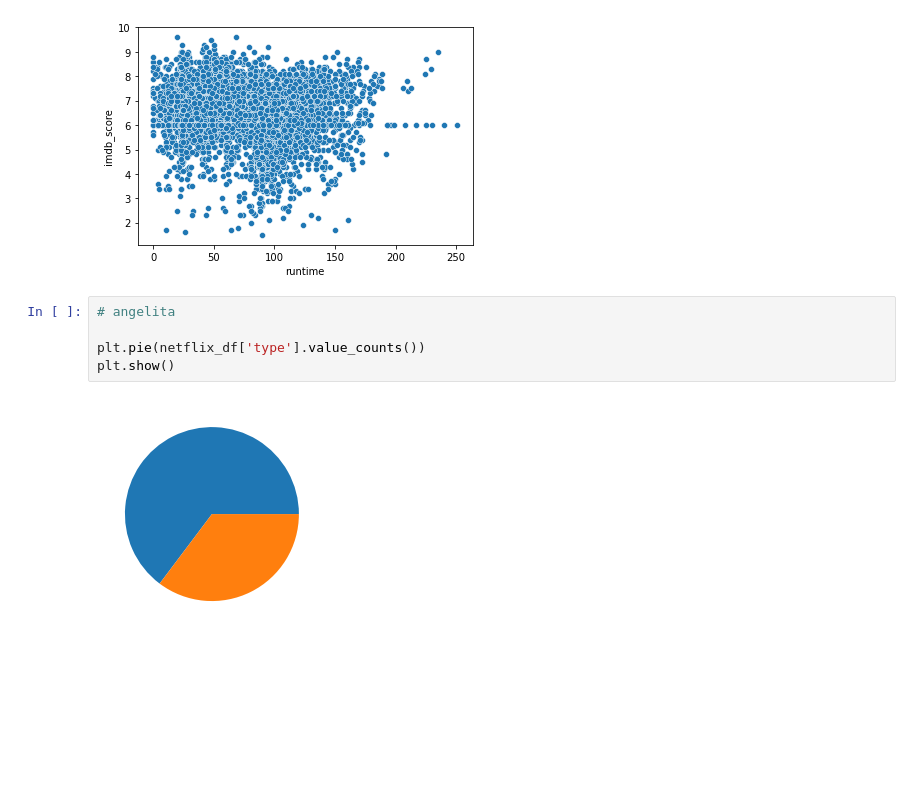
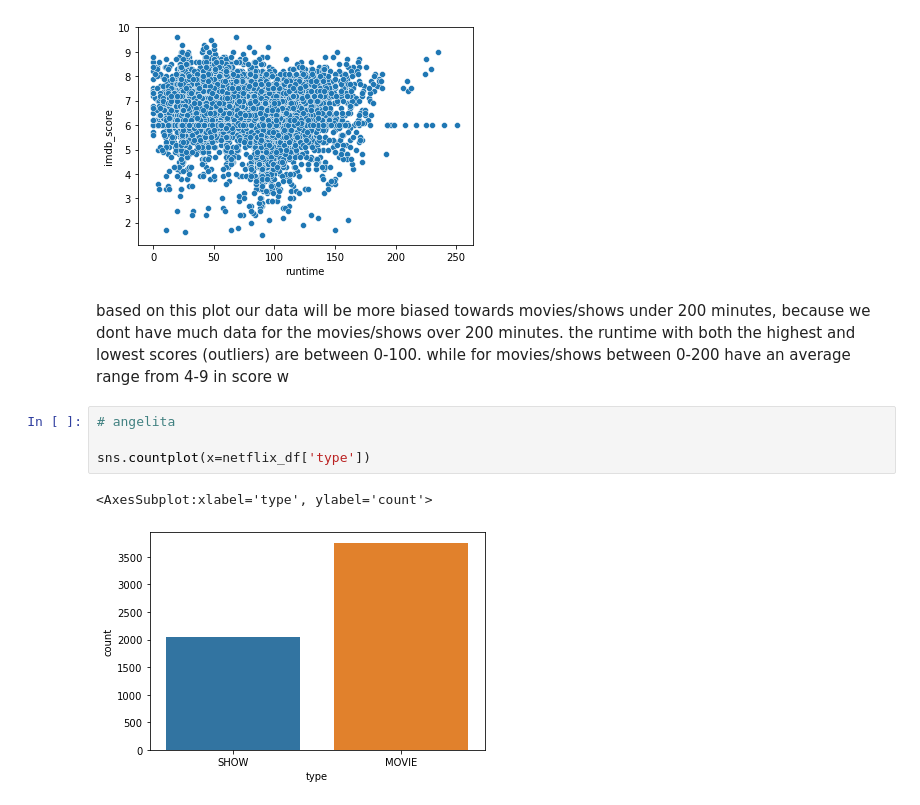
Before and after one commit to akrepel/DS1-GroupProject, a Jupyter notebook: DS1P.ipynb, the cells around one changed output. Drawn from its saved outputs; the diff is of its cells as text; blank space fills up the shorter version.

```diff
--- a/DS1P.ipynb
+++ b/DS1P.ipynb
@@ -339,10 +339,12 @@ sns.scatterplot(x=data_df['runtime'], y = data_df['imdb_score'])
 # %% [output]
 <AxesSubplot:xlabel='runtime', ylabel='imdb_score'>
 [figure]
-# %%
-# angelita
-
-plt.pie(netflix_df['type'].value_counts())
-plt.show()
-# %% [output]
-[figure, removed]
+# %% [markdown]
+based on this plot our data will be more biased towards movies/shows under 200 minutes, because we dont have much data for the movies/shows over 200 minutes. the runtime with both the highest and lowest scores (outliers) are between 0-100. while for movies/shows between 0-200 have an average range from 4-9 in score w
+# %%
+# angelita
+
+sns.countplot(x=netflix_df['type'])
+# %% [output]
+<AxesSubplot:xlabel='type', ylabel='count'>
+[figure, added]
```
Also changed, not shown: parts of 1 cell of this notebook.
